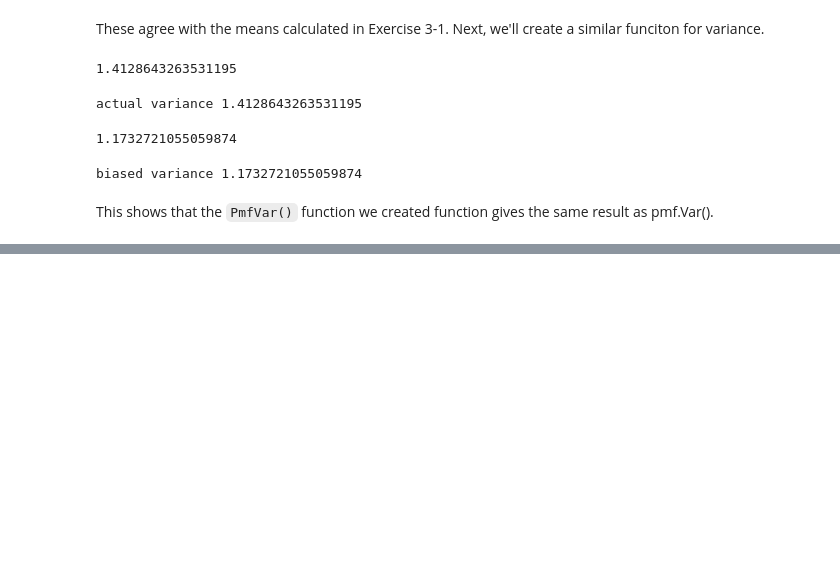
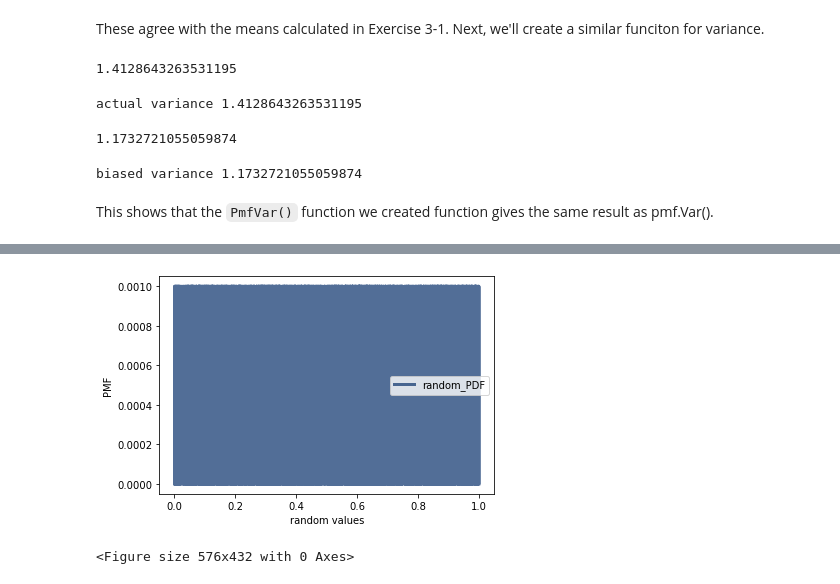
Before and after one commit to mhoehler22/ThinkStats2, a Jupyter notebook: code/HoehlerDSC530Week4.ipynb, the cells around one changed output, grey strips where cells are left out. Saved outputs shown, nothing was run; the diff lists cells and outputs as text; code cells hidden in the pictures; blank space fills up the shorter version.

```diff
--- a/code/HoehlerDSC530Week4.ipynb
+++ b/code/HoehlerDSC530Week4.ipynb
@@ -129,0 +166,14 @@ This shows that the `PmfVar()` function we created function gives the same resul
+# %%
+# First, we'll import the numpy library to give us the random function.
+# We'll use it to give us an array of 1000 random numbers.
+
+import numpy
+rand_array = numpy.random.random(size = 1000)
+rand_PMF = thinkstats2.Pmf(rand_array, label = 'random_PDF')
+rand_CDF = thinkstats2.Cdf(rand_array, label = 'random_CDF')
+# %%
+thinkplot.Pmfs([rand_PMF])
+thinkplot.Show(xlabel='random values', ylabel='PMF')
+# %% [output]
+[figure, added]
+<Figure size 576x432 with 0 Axes>
```
Also changed, not shown: parts of 9 cells of this notebook.
